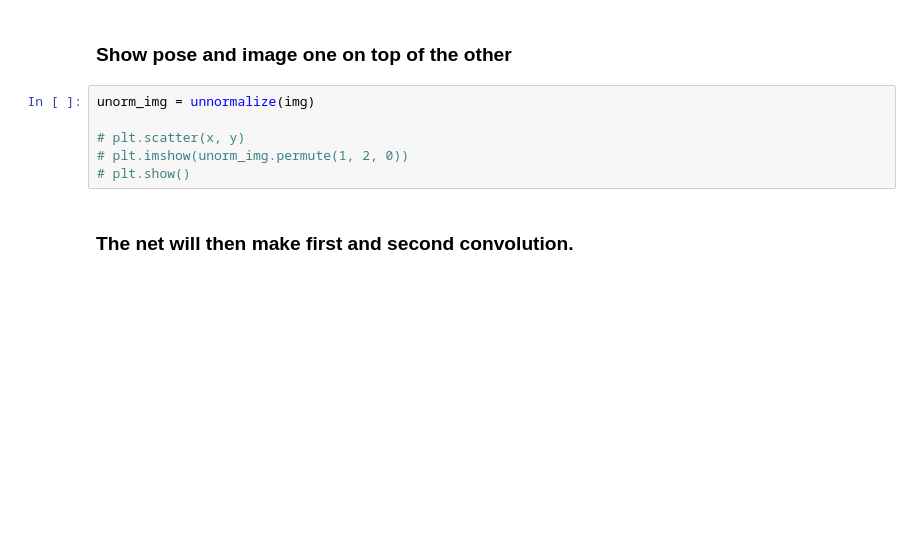
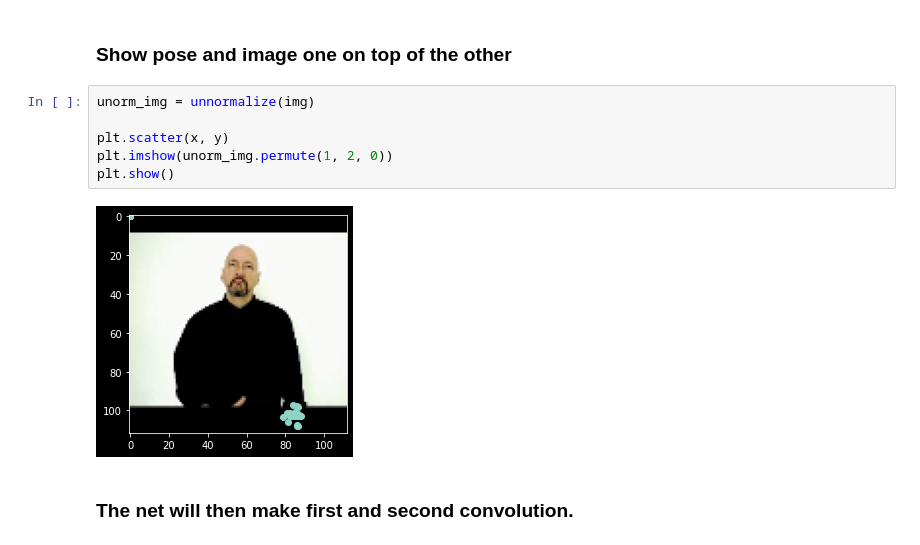
Before and after one commit to irg1008/Sign2Text, a Jupyter notebook: src/Nets/two_out_net/train.ipynb, the cells around one changed output. Cells and saved outputs as stored; diff of their text form; blank space fills up the shorter version.

```diff
--- a/src/Nets/two_out_net/train.ipynb
+++ b/src/Nets/two_out_net/train.ipynb
@@ -112,9 +116,11 @@ deaf
 # %%
 unorm_img = unnormalize(img)
 
-# plt.scatter(x, y)
-# plt.imshow(unorm_img.permute(1, 2, 0))
-# plt.show()
+plt.scatter(x, y)
+plt.imshow(unorm_img.permute(1, 2, 0))
+plt.show()
+# %% [output]
+[figure, added]
 # %% [markdown]
 ### The net will then make first and second convolution.
 # %%
```
Also changed, not shown: parts of 18 cells of this notebook, 6 other files.
